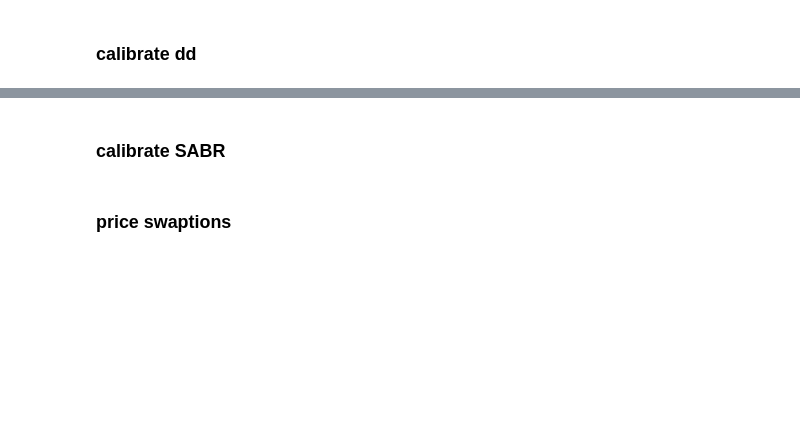
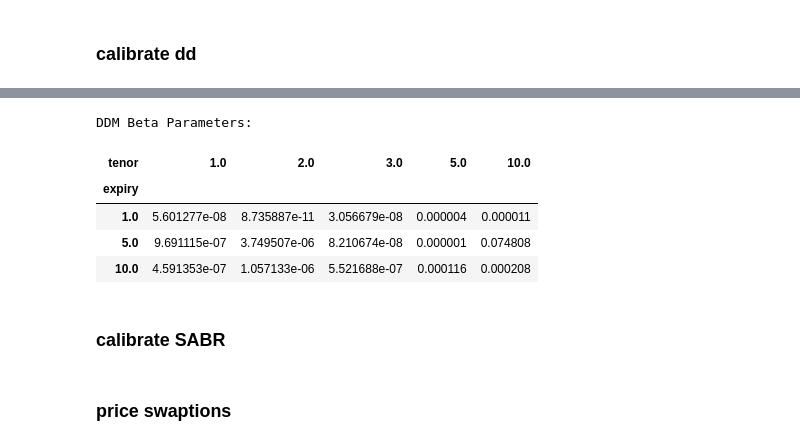
Before and after one commit to andreignatius/fixed-income, a Jupyter notebook: swaption_calibration/jos_part_2.ipynb, the cells around one changed output, grey strips where cells are left out. Cells and saved outputs as stored; diff of their text form; code cells hidden in the pictures; blank space fills up the shorter version.

```diff
--- a/swaption_calibration/jos_part_2.ipynb
+++ b/swaption_calibration/jos_part_2.ipynb
@@ -85,3 +342,13 @@ df_snN_0
+# %%
+print("DDM Beta Parameters:")
+df_ddm_beta
+# %% [output]
+DDM Beta Parameters:
+| tenor | 1.0 | 2.0 | 3.0 | 5.0 | 10.0 |
+| expiry |  |  |  |  |  |
+| 1.0 | 5.601277e-08 | 8.735887e-11 | 3.056679e-08 | 0.000004 | 0.000011 |
+| 5.0 | 9.691115e-07 | 3.749507e-06 | 8.210674e-08 | 0.000001 | 0.074808 |
+| 10.0 | 4.591353e-07 | 1.057133e-06 | 5.521688e-07 | 0.000116 | 0.000208 |
 # %% [markdown]
 ### calibrate SABR
 # %% [markdown]
```
Also changed, not shown: parts of 15 cells of this notebook.
